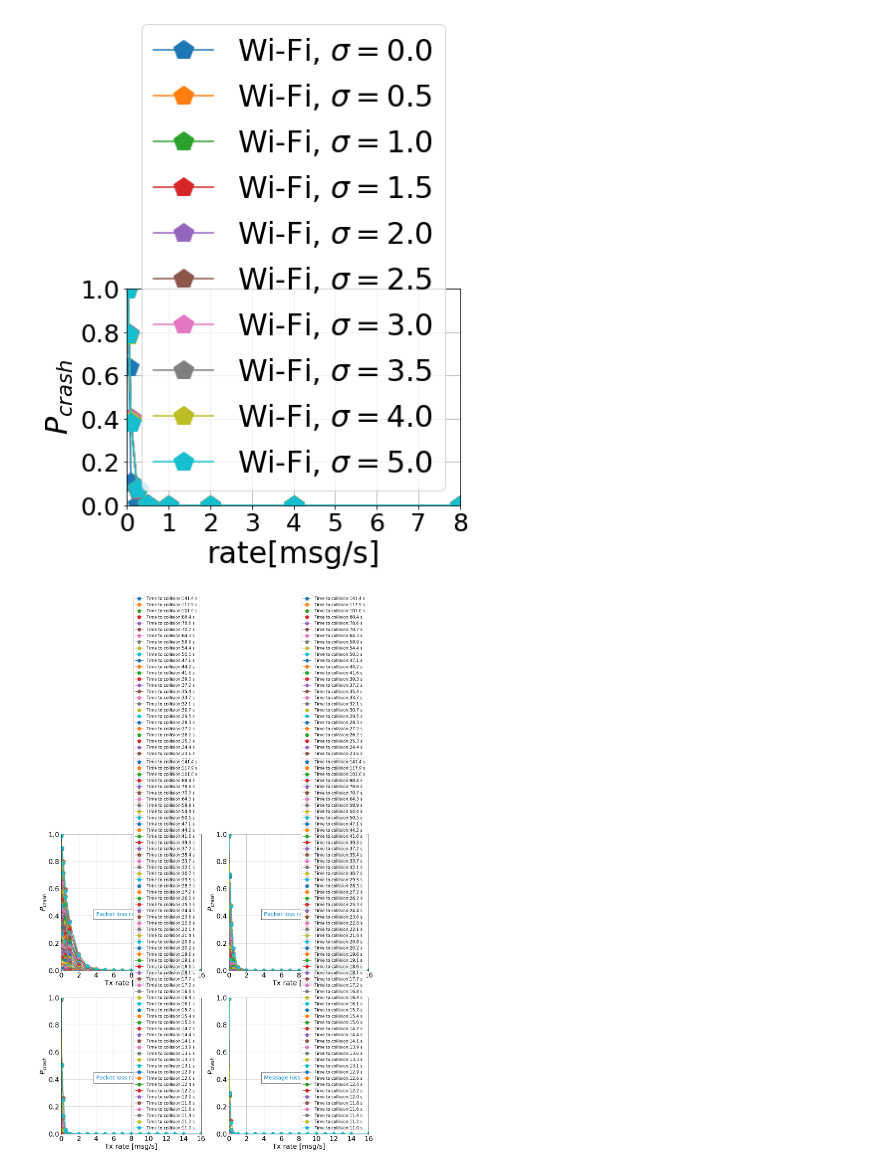
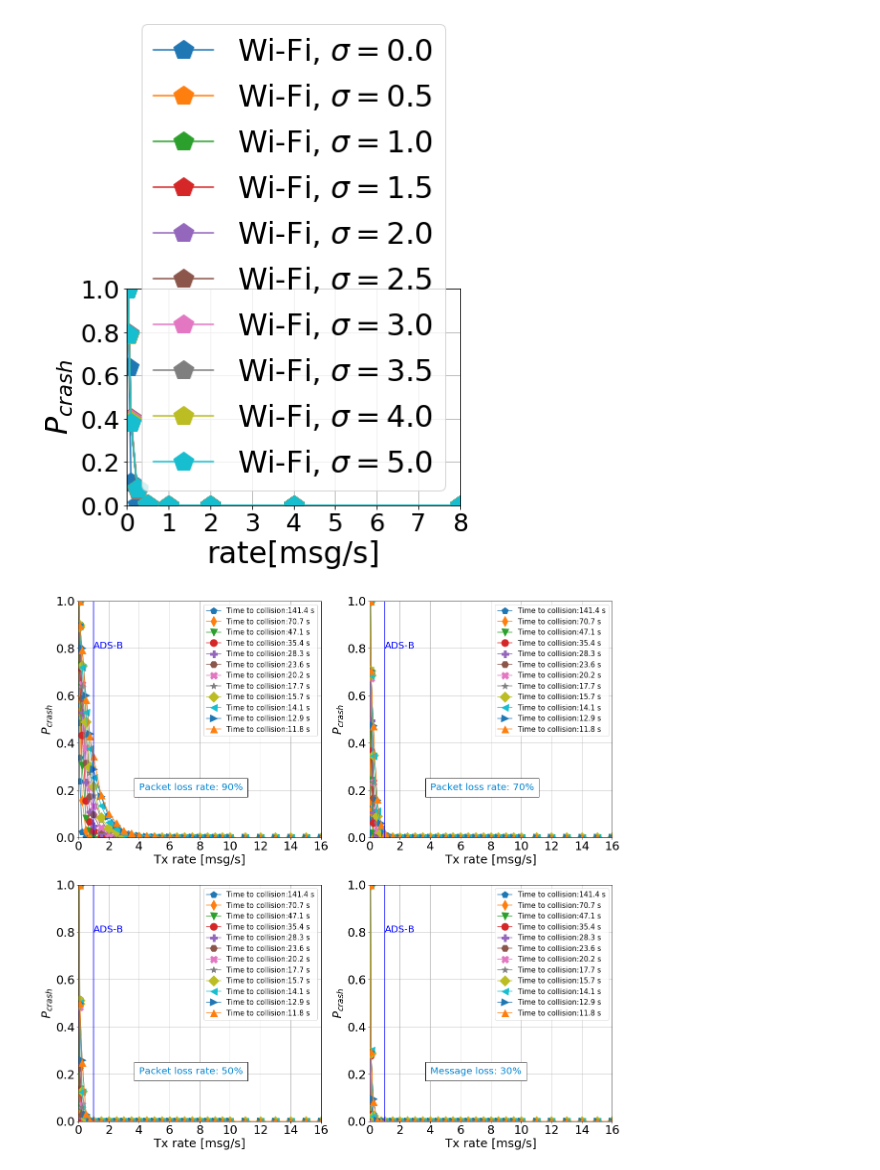
Before and after one commit to ingframin/vocabs2, a Jupyter notebook: results/Untitled.ipynb, the cells around one changed output. Saved outputs shown, nothing was run; the diff lists cells and outputs as text; code cells hidden in the pictures.

```diff
--- a/results/Untitled.ipynb
+++ b/results/Untitled.ipynb
@@ -146,20 +146,38 @@ def read_speed(filename):
 
     return blocks
 # %%
-blocks = read_speed('results_speed_loss_avoid_last.txt')
+blocks = read_speed('results_speed_loss_avoid_more_rates.txt')
 # %%
 import math
 
 syms = ['p','d','v','o','P','H','X','*','D',"<",">","^","p","D","x"]
 plt.rcParams["figure.figsize"] = (20,20)
+
 plt.subplot(221)
 si = 0
-for b in blocks:
+bl90 = []
+bl70 = []
+bl50 = []
+bl30 = []
+
+for ind in range(len(blocks)):
+    b = blocks[ind]
     if b.loss == 100.0:
+        bl90.append(b)
+    elif b.loss == 300.0:
+        bl70.append(b)
+    elif b.loss == 500.0:
+        bl50.append(b)
+    elif b.loss == 700.0:
+        bl30.append(b)
+
+ind = 0
+for b in bl90:
+    if ind%5==0:
         ttc = (1000*math.sqrt(2)/2)/b.speed
         plt.plot(b.rate,b.data,syms[si]+'-',label='Time to collision:%.1f s'%(ttc,), markersize=15)
-        #si+=1
-
+        si+=1
+    ind+=1
 
 plt.yticks(fontsize=25)
 plt.xticks(fontsize=25)
@@ -168,17 +186,22 @@ plt.ylabel('$P_{crash}$',fontsize=25)
 plt.grid(True)
 plt.legend(fontsize=15)
 plt.axis([0,16,0,1])
-plt.text(4,0.4,"Packet loss rate: 90%",fontsize=20, bbox={'facecolor': 'white', 'pad': 10}, color='#0485d1')
+plt.text(4,0.2,"Packet loss rate: 90%",fontsize=20, bbox={'facecolor': 'white', 'pad': 10}, color='#0485d1')
+ax = plt.gca()
+ax.axvline(x=1.0,color='b')
+plt.text(1,0.8,"ADS-B",fontsize=20, color='blue')
 
 plt.subplot(222)
 si=0
-for b in blocks:
-    if b.loss == 300.0:
+ind = 0
+for b in bl70:
+    if ind%5==0:
         ttc = (1000*math.sqrt(2)/2)/b.speed
         plt.plot(b.rate,b.data,syms[si]+'-',label='Time to collision:%.1f s'%(ttc,), markersize=15)
-        #si+=1
+        si+=1
+    ind+=1
 
-plt.text(4,0.4,"Packet loss rate: 70%",fontsize=20, bbox={'facecolor': 'white', 'pad': 10}, color='#0485d1')
+plt.text(4,0.2,"Packet loss rate: 70%",fontsize=20, bbox={'facecolor': 'white', 'pad': 10}, color='#0485d1')
 plt.yticks(fontsize=25)
 plt.xticks(fontsize=25)
 plt.xlabel('Tx rate [msg/s]',fontsize=25)
@@ -186,48 +209,60 @@ plt.ylabel('$P_{crash}$',fontsize=25)
 plt.grid(True)
 plt.legend(fontsize=15)
 plt.axis([0,16,0,1])
+ax = plt.gca()
+ax.axvline(x=1.0,color='b')
+plt.text(1,0.8,"ADS-B",fontsize=20, color='blue')
 
 plt.subplot(223)
 si=0
-for b in blocks:
-    if b.loss == 500.0:
+ind = 0
+for b in bl50:
+    if ind%5==0:
         ttc = (1000*math.sqrt(2)/2)/b.speed
         plt.plot(b.rate,b.data,syms[si]+'-',label='Time to collision:%.1f s'%(ttc,), markersize=15)
-        #si+=1
+        si+=1
+    ind+=1
 
-plt.text(4,0.4,"Packet loss rate: 50%",fontsize=20, bbox={'facecolor': 'white',  'pad': 10}, color='#0485d1')
+
+plt.text(4,0.2,"Packet loss rate: 50%",fontsize=20, bbox={'facecolor': 'white',  'pad': 10}, color='#0485d1')
 plt.yticks(fontsize=25)
 plt.xticks(fontsize=25)
 plt.xlabel('Tx rate [msg/s]',fontsize=25)
 plt.ylabel('$P_{crash}$',fontsize=25)
 plt.grid(True)
 plt.legend(fontsize=15)
 plt.axis([0,16,0,1])
-
+ax = plt.gca()
+ax.axvline(x=1.0,color='b')
+plt.text(1,0.8,"ADS-B",fontsize=20, color='blue')
 
 plt.subplot(224)
 si=0
-for b in blocks:
-    if b.loss == 700.0:
+ind = 0
+for b in bl30:
+    if ind%5==0:
         ttc = (1000*math.sqrt(2)/2)/b.speed
+        plt.plot(b.rate,b.data,syms[si]+'-',label='Time to collision:%.1f s'%(ttc,), markersize=15)
+        si+=1
+    ind+=1
 
-        plt.plot(b.rate,b.data,syms[si]+'-',label='Time to collision:%.1f s'%(ttc,), markersize=15)
-        #si+=1
 
-plt.text(4,0.4,"Message loss: 30%",fontsize=20, bbox={'facecolor': 'white',  'pad': 10}, color='#0485d1')
+plt.text(4,0.2,"Message loss: 30%",fontsize=20, bbox={'facecolor': 'white',  'pad': 10}, color='#0485d1')
 
 plt.yticks(fontsize=25)
 plt.xticks(fontsize=25)
 plt.xlabel('Tx rate [msg/s]',fontsize=25)
 plt.ylabel('$P_{crash}$',fontsize=25)
 plt.grid(True)
 plt.legend(fontsize=15)
 plt.axis([0,16,0,1])
-
+ax = plt.gca()
+ax.axvline(x=1.0,color='b')
+plt.text(1,0.8,"ADS-B",fontsize=20, color='blue')
 plt.savefig('results_speed_loss.pdf',dpi=300,bbox_inches='tight')
 plt.show()
 # %% [output]
-[figure, old version]
+[figure, new version]
 # %%
 rates90 = []
 rates70 = []
```
Also changed, not shown: parts of 1 cell of this notebook, 5 other files.
